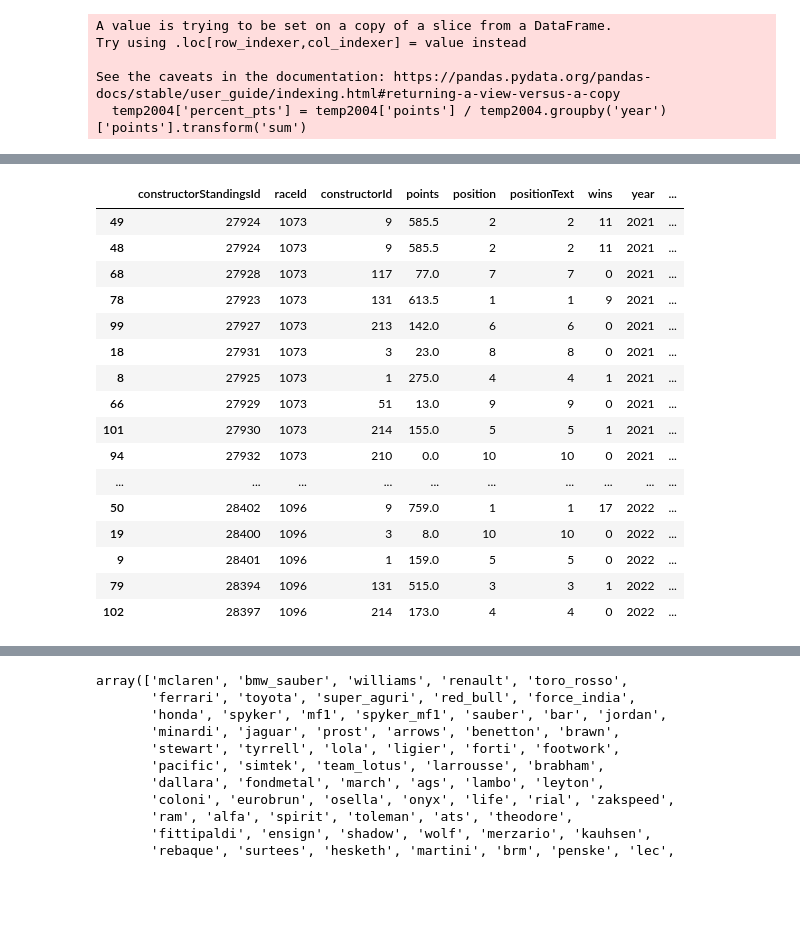
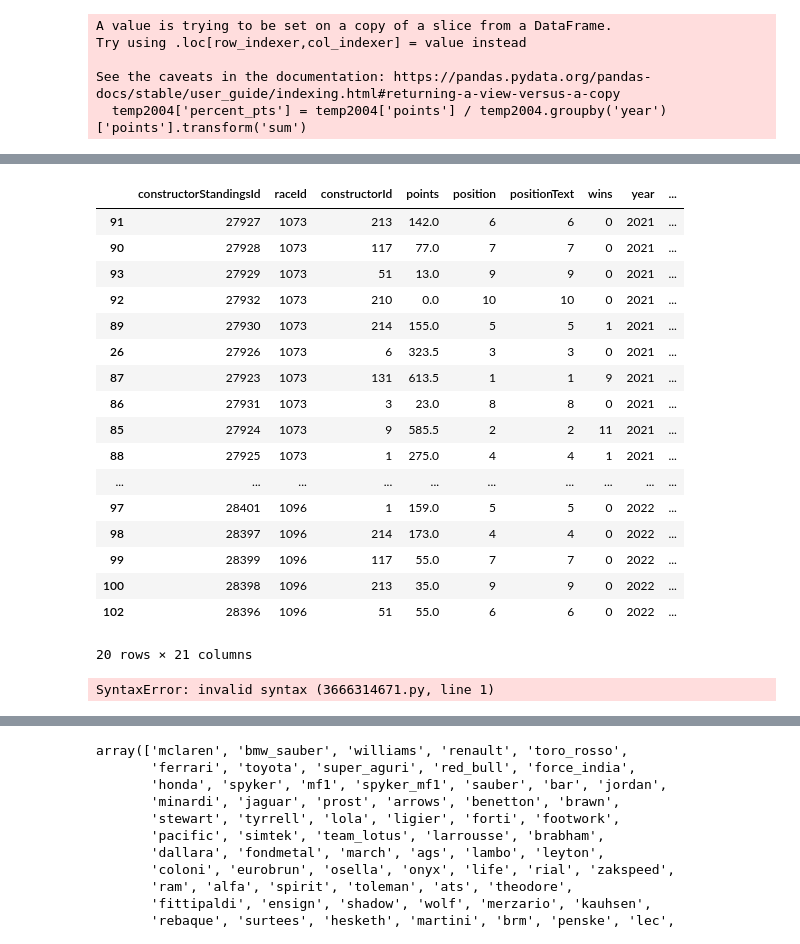
Before and after one commit to austin-mccollum/nycdsa_python_project, a Jupyter notebook: all_time_performance_analysis.ipynb, the cells around one changed output, grey strips where cells are left out. Drawn from its saved outputs; the diff is of its cells as text; code cells hidden in the pictures; blank space fills up the shorter version.

```diff
--- a/all_time_performance_analysis.ipynb
+++ b/all_time_performance_analysis.ipynb
@@ -26,11 +26,13 @@ results_df = pd.read_csv('results.csv')
 seasons_df = pd.read_csv('seasons.csv')
 sprint_results_df = pd.read_csv('sprint_results.csv')
 status_df = pd.read_csv('status.csv')
+display_names_df = pd.read_csv('team_display_names.csv')
 # %% [markdown]
 # Most Successful Teams
 # %%
-merge1 = constructor_standings_df.merge(races_df, on='raceId', how='left', suffixes=('_c_s','_r'))
-df = merge1.merge(constructors_df, on='constructorId', how='left', suffixes=(None,'_co'))
+merge1 = constructor_standings_df.merge(races_df, on='raceId', how='left', suffixes=('_cs','_r'))
+merge2 = merge1.merge(constructors_df, on='constructorId', how='left', suffixes=(None,'_co'))
+df = merge2.merge(display_names_df, on='constructorRef', how='left', suffixes=(None,'_dn'))
 # %%
 # replace /N with NaN
 df.replace('\\N',None, inplace=True)
@@ -138,5 +169,4 @@ plt.show()
 # %%
-# import budget from 2014 to present and merge with dataframe
+# import budget from 2013 - 2022 and merge with dataframe
 budget_df = pd.read_csv('budgets_2013_2023.csv')
-budget_df.info()
-temp2004 = temp2004.merge(budget_df, on=['constructorRef', 'year'], suffixes=('_left','_right'))
+temp2013 = temp2004.merge(budget_df, on=['constructorRef', 'year'], how='right', suffixes=('_left','_right'))
@@ -153,0 +190,3 @@ memory usage: 2.8+ KB
+# %%
+# add column that indicates the percent of total budget spent by each team, each year
+temp2013['pct_budget'] = temp2013['budget_millions'] / temp2013.groupby('year')['budget_millions'].transform('sum')
@@ -154,22 +211,28 @@ memory usage: 2.8+ KB
 # %%
-temp2004['pct_budget'] = temp2004['budget_millions'] / temp2004.groupby('year')['budget_millions'].transform('sum')
-temp2004.sort_values(by='year').tail(20)
+temp2013['pct_budget'] = temp2013['budget_millions'] / temp2013.groupby('year')['budget_millions'].transform('sum')
+temp2013.sort_values(by='year').tail(20)
 # %% [output]
 |  | constructorStandingsId | raceId | constructorId | points | position | positionText | wins | year | ... |
-| 49 | 27924 | 1073 | 9 | 585.5 | 2 | 2 | 11 | 2021 | ... |
-| 48 | 27924 | 1073 | 9 | 585.5 | 2 | 2 | 11 | 2021 | ... |
-| 68 | 27928 | 1073 | 117 | 77.0 | 7 | 7 | 0 | 2021 | ... |
-| 78 | 27923 | 1073 | 131 | 613.5 | 1 | 1 | 9 | 2021 | ... |
-| 99 | 27927 | 1073 | 213 | 142.0 | 6 | 6 | 0 | 2021 | ... |
-| 18 | 27931 | 1073 | 3 | 23.0 | 8 | 8 | 0 | 2021 | ... |
-| 8 | 27925 | 1073 | 1 | 275.0 | 4 | 4 | 1 | 2021 | ... |
-| 66 | 27929 | 1073 | 51 | 13.0 | 9 | 9 | 0 | 2021 | ... |
-| 101 | 27930 | 1073 | 214 | 155.0 | 5 | 5 | 1 | 2021 | ... |
-| 94 | 27932 | 1073 | 210 | 0.0 | 10 | 10 | 0 | 2021 | ... |
+| 91 | 27927 | 1073 | 213 | 142.0 | 6 | 6 | 0 | 2021 | ... |
+| 90 | 27928 | 1073 | 117 | 77.0 | 7 | 7 | 0 | 2021 | ... |
+| 93 | 27929 | 1073 | 51 | 13.0 | 9 | 9 | 0 | 2021 | ... |
+| 92 | 27932 | 1073 | 210 | 0.0 | 10 | 10 | 0 | 2021 | ... |
+| 89 | 27930 | 1073 | 214 | 155.0 | 5 | 5 | 1 | 2021 | ... |
+| 26 | 27926 | 1073 | 6 | 323.5 | 3 | 3 | 0 | 2021 | ... |
+| 87 | 27923 | 1073 | 131 | 613.5 | 1 | 1 | 9 | 2021 | ... |
+| 86 | 27931 | 1073 | 3 | 23.0 | 8 | 8 | 0 | 2021 | ... |
+| 85 | 27924 | 1073 | 9 | 585.5 | 2 | 2 | 11 | 2021 | ... |
+| 88 | 27925 | 1073 | 1 | 275.0 | 4 | 4 | 1 | 2021 | ... |
 | ... | ... | ... | ... | ... | ... | ... | ... | ... | ... |
-| 50 | 28402 | 1096 | 9 | 759.0 | 1 | 1 | 17 | 2022 | ... |
-| 19 | 28400 | 1096 | 3 | 8.0 | 10 | 10 | 0 | 2022 | ... |
-| 9 | 28401 | 1096 | 1 | 159.0 | 5 | 5 | 0 | 2022 | ... |
-| 79 | 28394 | 1096 | 131 | 515.0 | 3 | 3 | 1 | 2022 | ... |
-| 102 | 28397 | 1096 | 214 | 173.0 | 4 | 4 | 0 | 2022 | ... |
+| 97 | 28401 | 1096 | 1 | 159.0 | 5 | 5 | 0 | 2022 | ... |
+| 98 | 28397 | 1096 | 214 | 173.0 | 4 | 4 | 0 | 2022 | ... |
+| 99 | 28399 | 1096 | 117 | 55.0 | 7 | 7 | 0 | 2022 | ... |
+| 100 | 28398 | 1096 | 213 | 35.0 | 9 | 9 | 0 | 2022 | ... |
+| 102 | 28396 | 1096 | 51 | 55.0 | 6 | 6 | 0 | 2022 | ... |
+20 rows × 21 columns
+# %%
+sns.regplot(data=temp2004.loc[(temp2004['year']<2021) & (temp2004['constructorRef'] != 'mercedes')], x='pct_budget', hue='constructorRef' y='percent_pts')
+plt.show()
+# %% [output]
+SyntaxError: invalid syntax (3666314671.py, line 1)
 # %%
```
Also changed, not shown: parts of 13 cells of this notebook.
